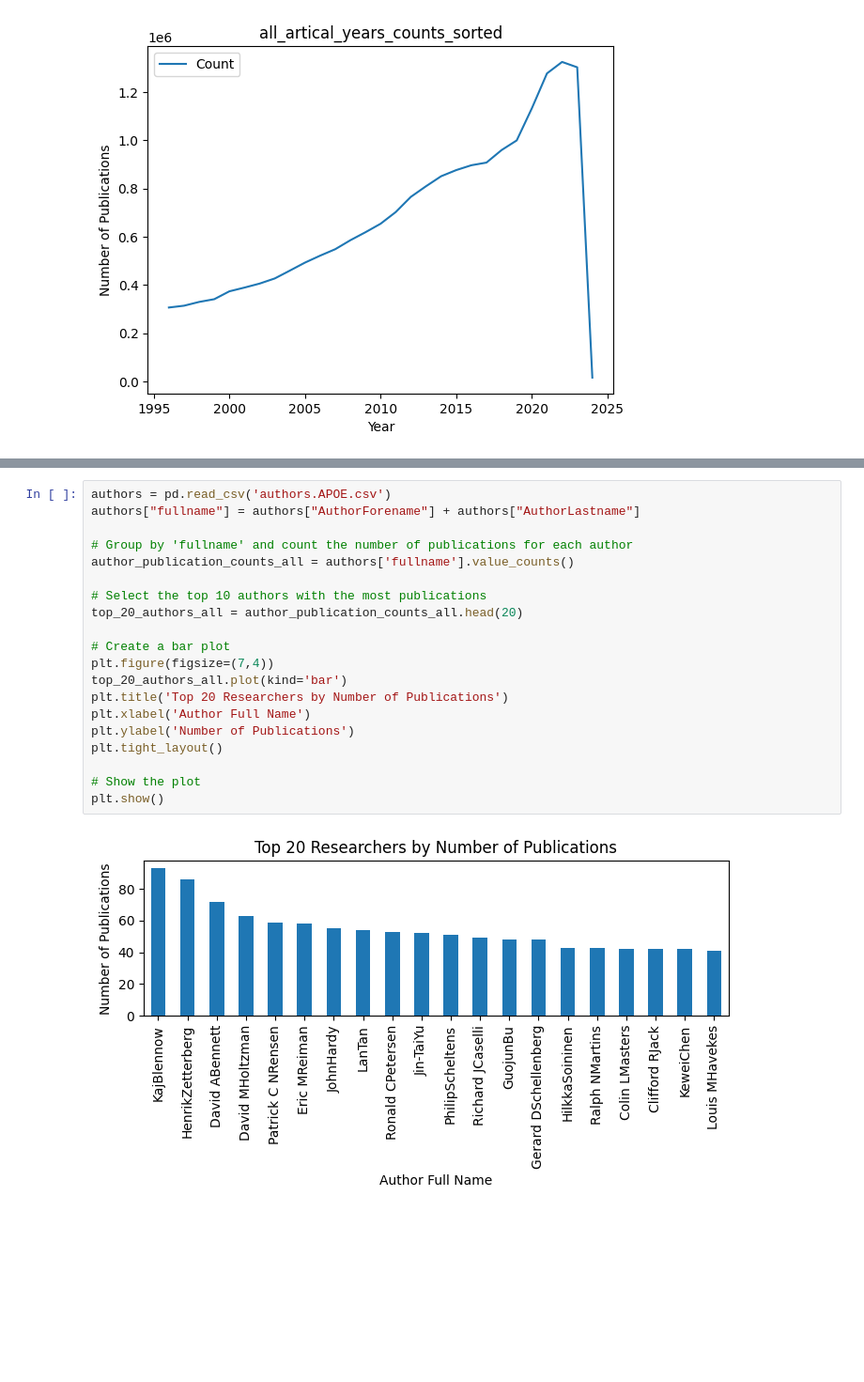
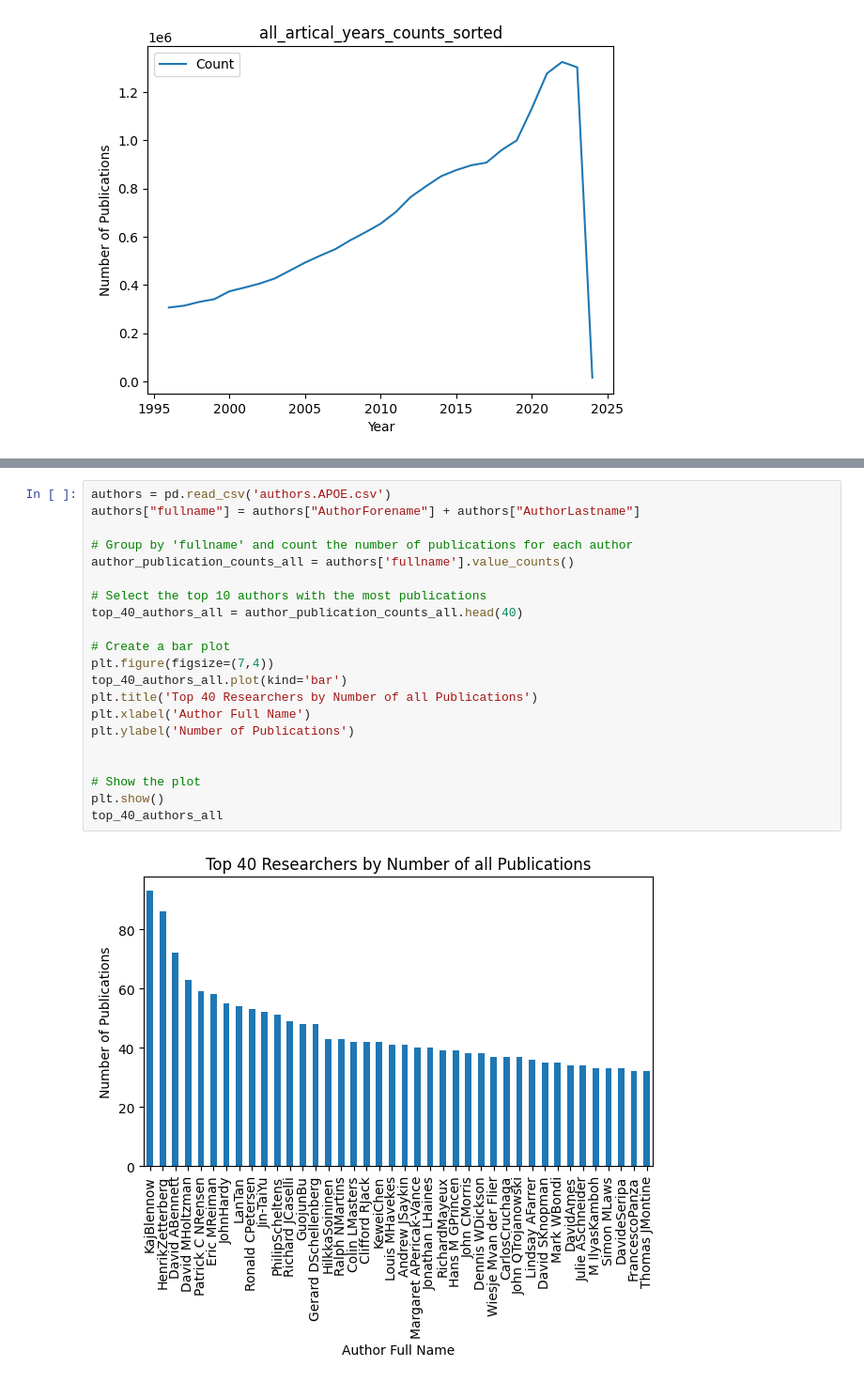
Before and after one commit to SeanWang5868/Gene_APOE, a Jupyter notebook: APOE.ipynb, the cells around one changed output, grey strips where cells are left out. Shown at 94% size. Cells and saved outputs as stored; diff of their text form; blank space fills up the shorter version.

```diff
--- a/APOE.ipynb
+++ b/APOE.ipynb
@@ -119,22 +119,23 @@ plt.show()
 # %%
 authors = pd.read_csv('authors.APOE.csv')
 authors["fullname"] = authors["AuthorForename"] + authors["AuthorLastname"]
 
 # Group by 'fullname' and count the number of publications for each author
 author_publication_counts_all = authors['fullname'].value_counts()
 
 # Select the top 10 authors with the most publications
-top_20_authors_all = author_publication_counts_all.head(20)
+top_40_authors_all = author_publication_counts_all.head(40)
 
 # Create a bar plot
 plt.figure(figsize=(7,4))
-top_20_authors_all.plot(kind='bar')
-plt.title('Top 20 Researchers by Number of Publications')
+top_40_authors_all.plot(kind='bar')
+plt.title('Top 40 Researchers by Number of all Publications')
 plt.xlabel('Author Full Name')
 plt.ylabel('Number of Publications')
-plt.tight_layout()
+
 
 # Show the plot
 plt.show()
+top_40_authors_all
 # %% [output]
-[figure, old version]
+[figure, new version]
```
Also changed, not shown: parts of 6 cells of this notebook.
